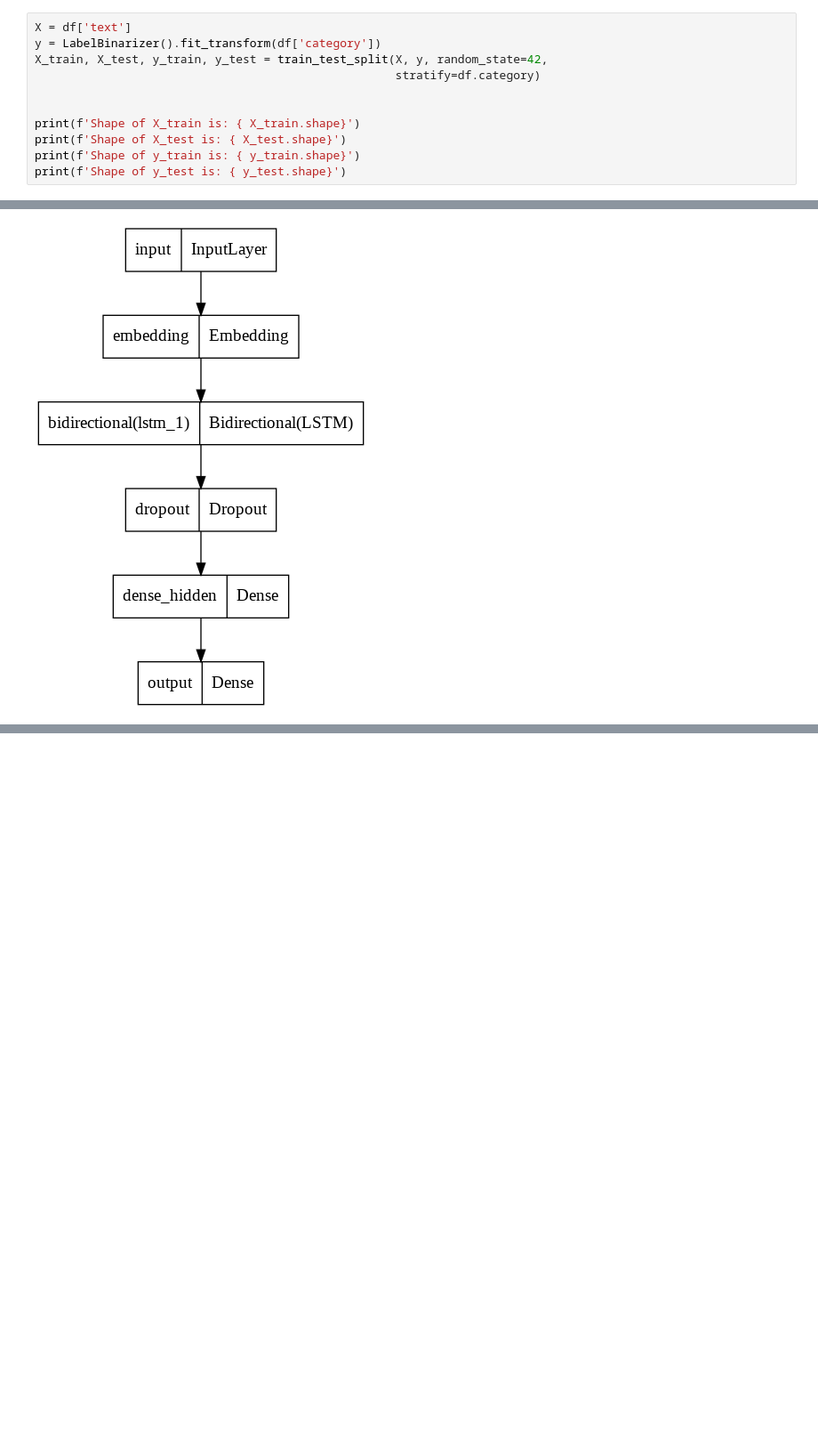
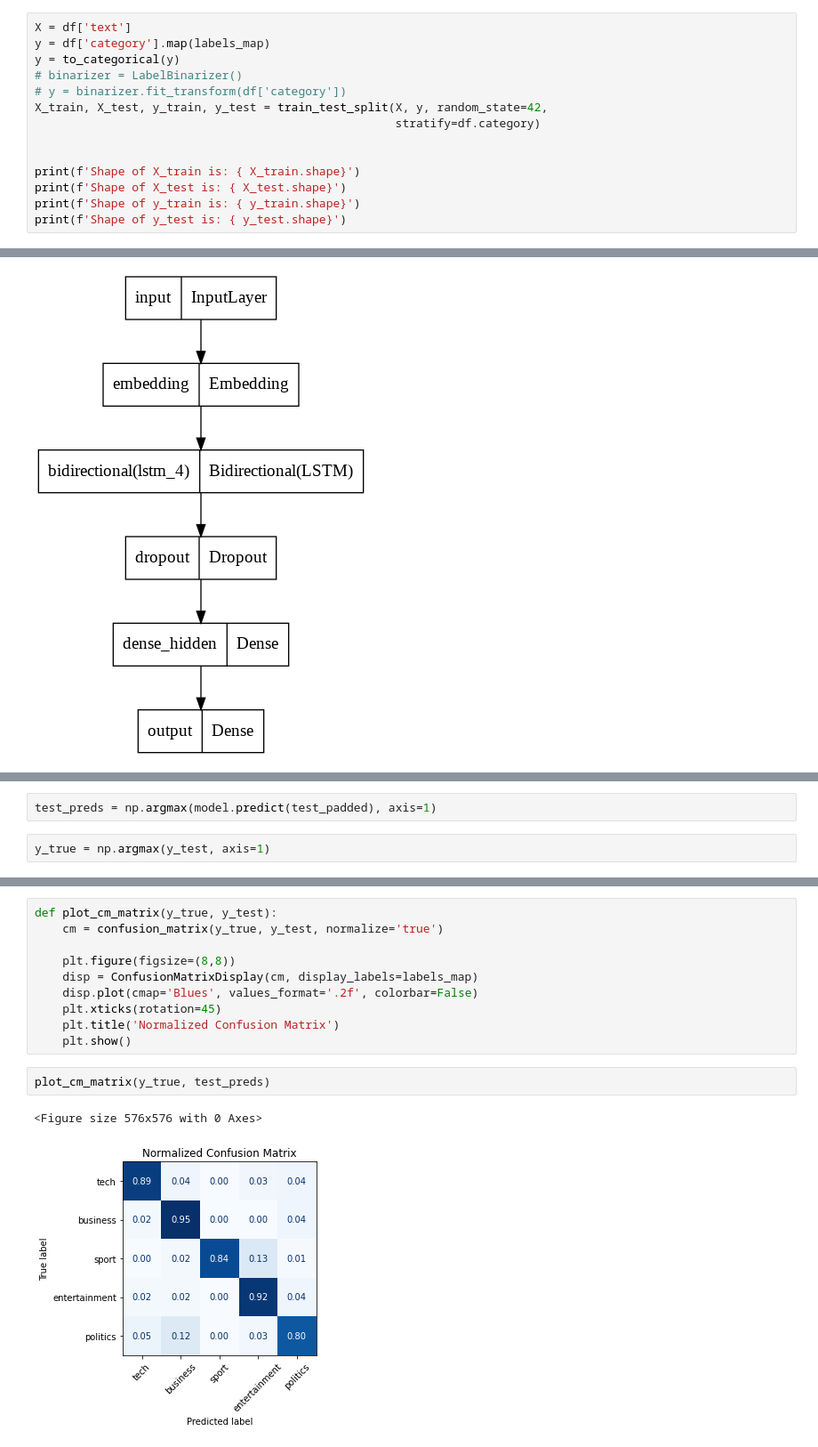
Before and after one commit to fouad89/nlp-tutorial, a Jupyter notebook: classification_using_RNN.ipynb, the cells around one changed output, grey strips where cells are left out. Shown: that part at 89% size. Saved outputs shown, nothing was run; the diff lists cells and outputs as text; blank space fills up the shorter version.

```diff
--- a/classification_using_RNN.ipynb
+++ b/classification_using_RNN.ipynb
@@ -57,6 +68,9 @@ Columns: Index(['category', 'text'], dtype='object')
 # %%
 X = df['text']
-y = LabelBinarizer().fit_transform(df['category'])
+y = df['category'].map(labels_map)
+y = to_categorical(y)
+# binarizer = LabelBinarizer()
+# y = binarizer.fit_transform(df['category'])
 X_train, X_test, y_train, y_test = train_test_split(X, y, random_state=42,
                                                     stratify=df.category)
 
@@ -179,0 +194,4 @@ Epoch 10/10
+# %%
+test_preds = np.argmax(model.predict(test_padded), axis=1)
+# %%
+y_true = np.argmax(y_test, axis=1)
@@ -179,0 +216,15 @@ Epoch 10/10
+# %%
+def plot_cm_matrix(y_true, y_test):
+    cm = confusion_matrix(y_true, y_test, normalize='true')
+
+    plt.figure(figsize=(8,8))
+    disp = ConfusionMatrixDisplay(cm, display_labels=labels_map)
+    disp.plot(cmap='Blues', values_format='.2f', colorbar=False)
+    plt.xticks(rotation=45)
+    plt.title('Normalized Confusion Matrix')
+    plt.show()
+# %%
+plot_cm_matrix(y_true, test_preds)
+# %% [output]
+<Figure size 576x576 with 0 Axes>
+[figure, added]
```
Also changed, not shown: parts of 5 cells of this notebook.
